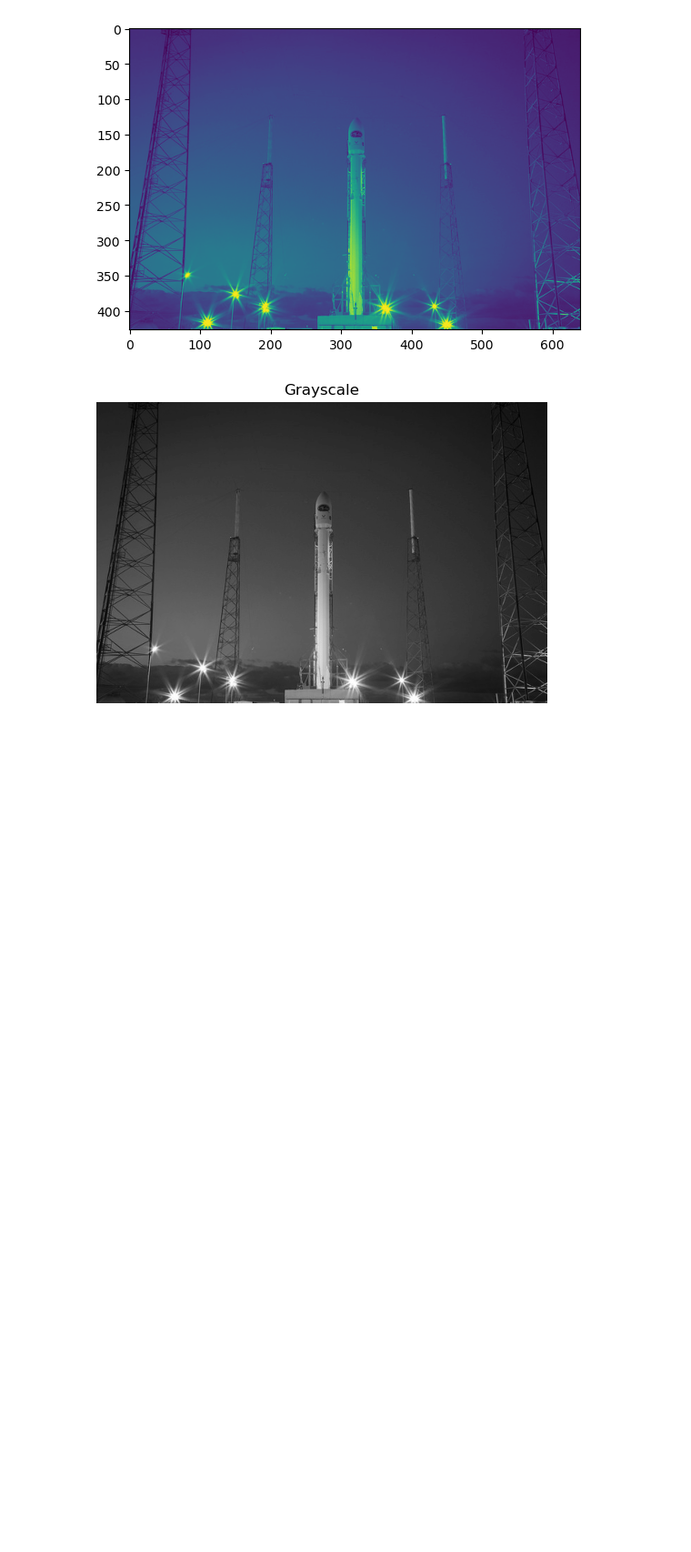
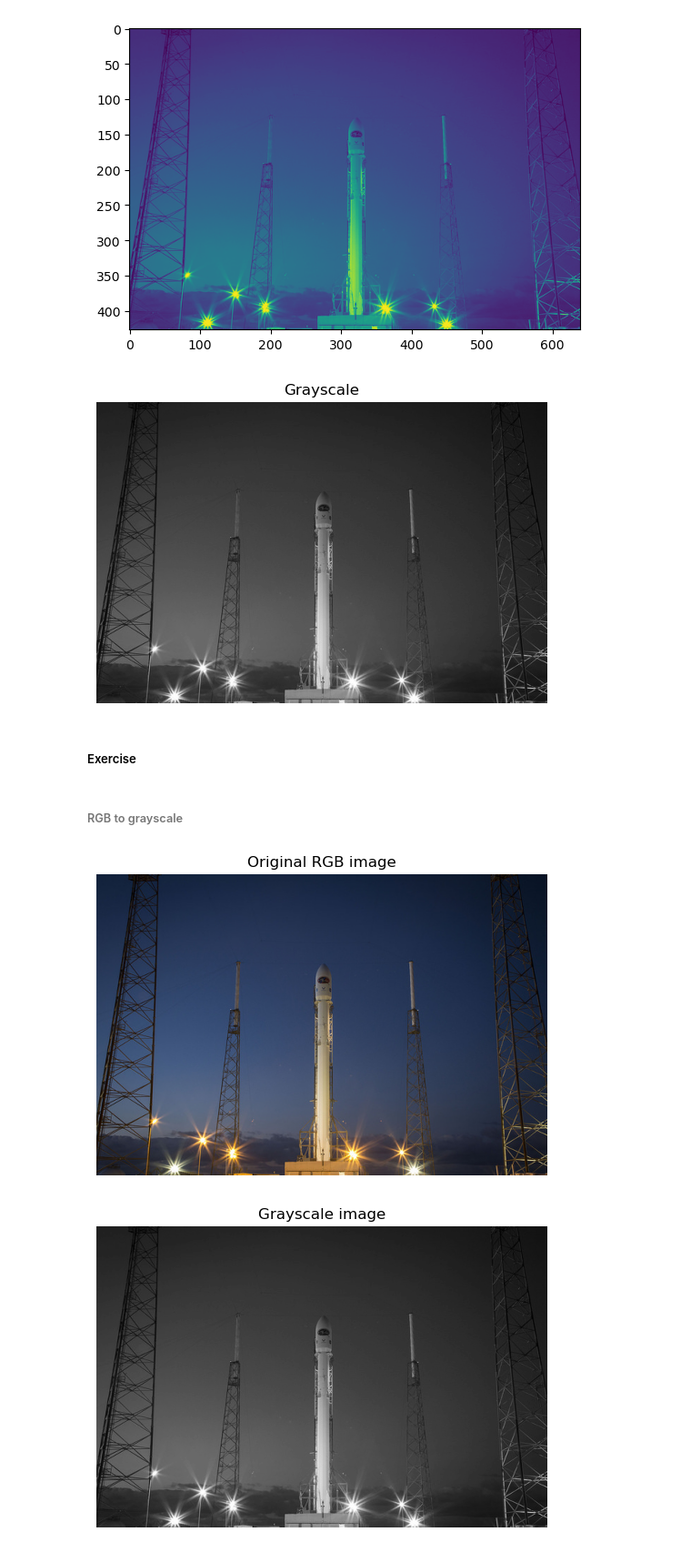
Before and after one commit to karamalhanatleh/Image-Processing-in-Python--datacamp, a Jupyter notebook: Image Processing in Python/Introducing Image Processing and scikit-image/Make images come alive with scikit-image.ipynb, the cells around one changed output. Shown at 91% size. Cells and saved outputs as stored; diff of their text form; code cells hidden in the pictures; blank space fills up the shorter version.

```diff
--- a/Image Processing in Python/Introducing Image Processing and scikit-image/Make images come alive with scikit-image.ipynb
+++ b/Image Processing in Python/Introducing Image Processing and scikit-image/Make images come alive with scikit-image.ipynb
@@ -37,3 +37,25 @@ def show_image(image , title="Image" , cmap_type='gray'):
 show_image(grayscale,'Grayscale')
 # %% [output]
 [figure]
+# %% [markdown]
+##### Exercise
+# %% [markdown]
+###### RGB to grayscale
+# %%
+# Import the modules from skimage
+from skimage import color, data
+
+# Load the rocket image
+rocket = data.rocket()
+
+# Convert the image to grayscale
+gray_scaled_rocket = color.rgb2gray(rocket)
+
+# Show the original image
+show_image(rocket, 'Original RGB image')
+
+# Show the grayscale image
+show_image(gray_scaled_rocket, 'Grayscale image')
+# %% [output]
+[figure, added]
+[figure, added]
```
Also changed, not shown: 2 other files.
